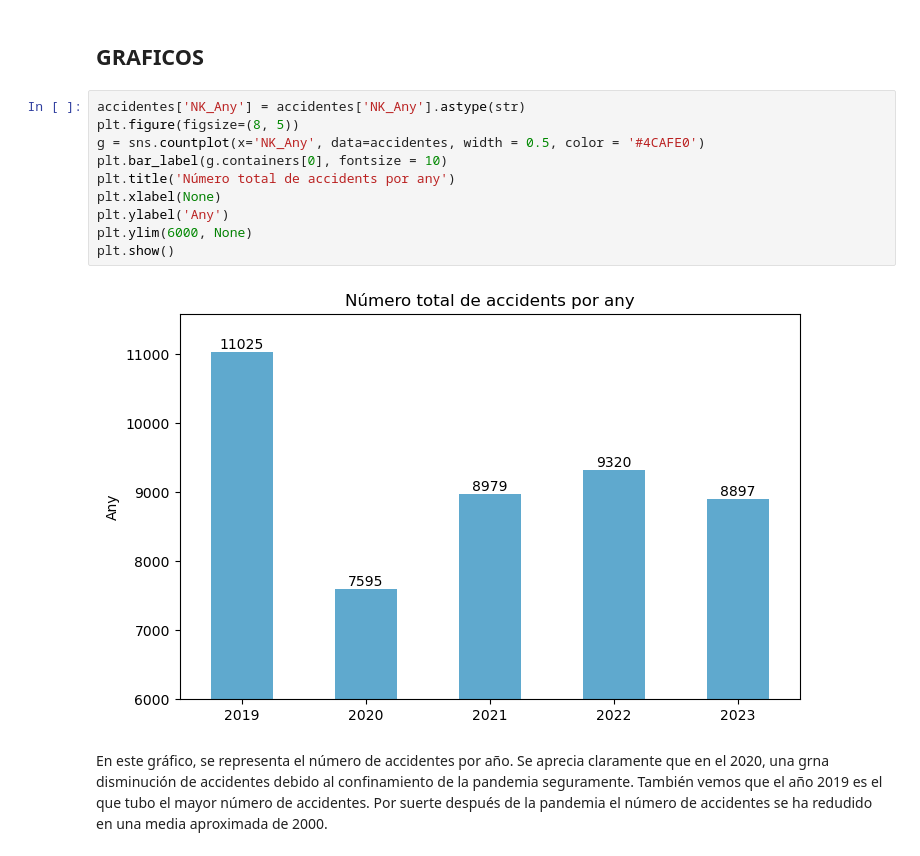
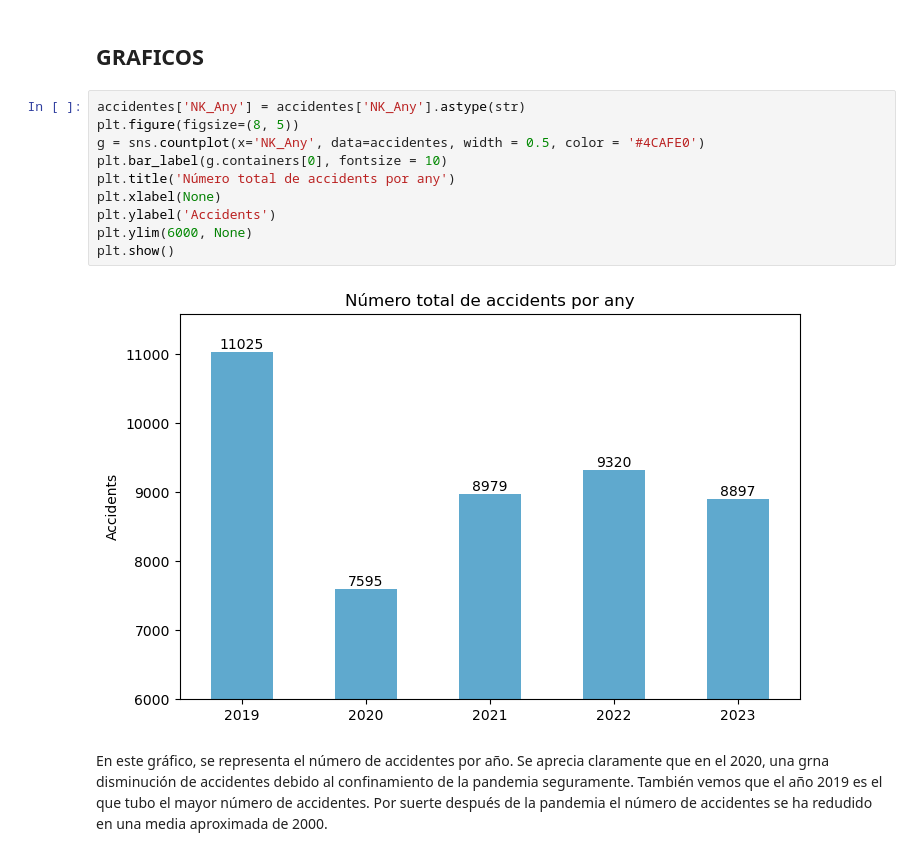
Before and after one commit to MCostal/Hackaton, a Jupyter notebook: hackaton3.ipynb, the cells around one changed output. Drawn from its saved outputs; the diff is of its cells as text.

```diff
--- a/hackaton3.ipynb
+++ b/hackaton3.ipynb
@@ -419,15 +419,15 @@ accidentes['Latitud_WGS84'] = accidentes['Latitud_WGS84'].astype('float')
 # %%
 accidentes['NK_Any'] = accidentes['NK_Any'].astype(str)
 plt.figure(figsize=(8, 5))
 g = sns.countplot(x='NK_Any', data=accidentes, width = 0.5, color = '#4CAFE0')
 plt.bar_label(g.containers[0], fontsize = 10)
 plt.title('Número total de accidents por any')
 plt.xlabel(None)
-plt.ylabel('Any')
+plt.ylabel('Accidents')
 plt.ylim(6000, None)
 plt.show()
 # %% [output]
-[figure, old version]
+[figure, new version]
 # %% [markdown]
 En este gráfico, se representa el número de accidentes por año. Se aprecia claramente que en el 2020, una grna disminución de accidentes debido al confinamiento de la pandemia seguramente.
 También vemos que el año 2019 es el que tubo el mayor número de accidentes. Por suerte después de la pandemia el número de accidentes se ha redudido en una media aproximada de 2000.
```
